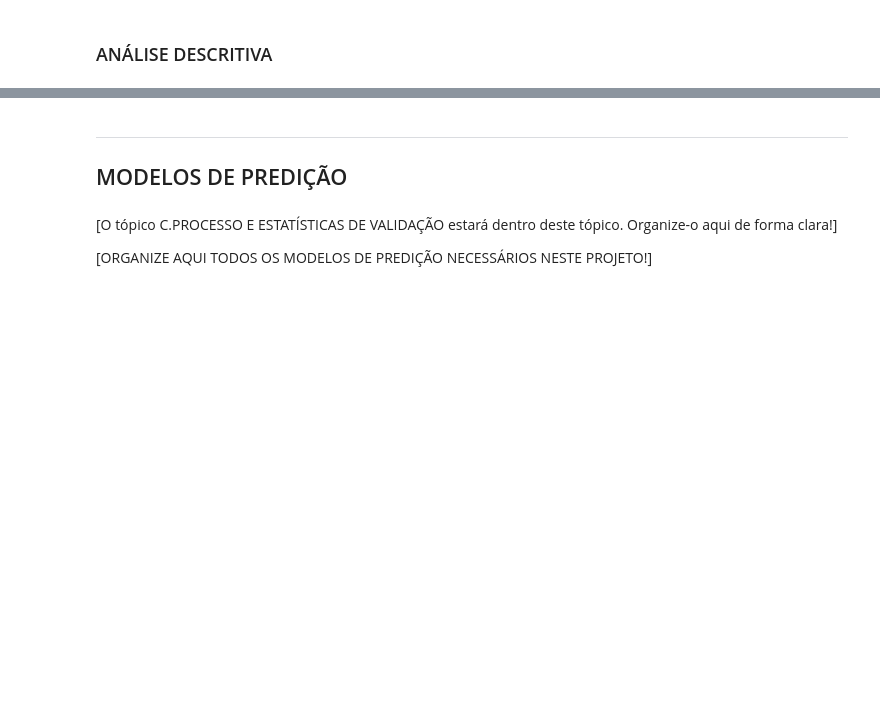
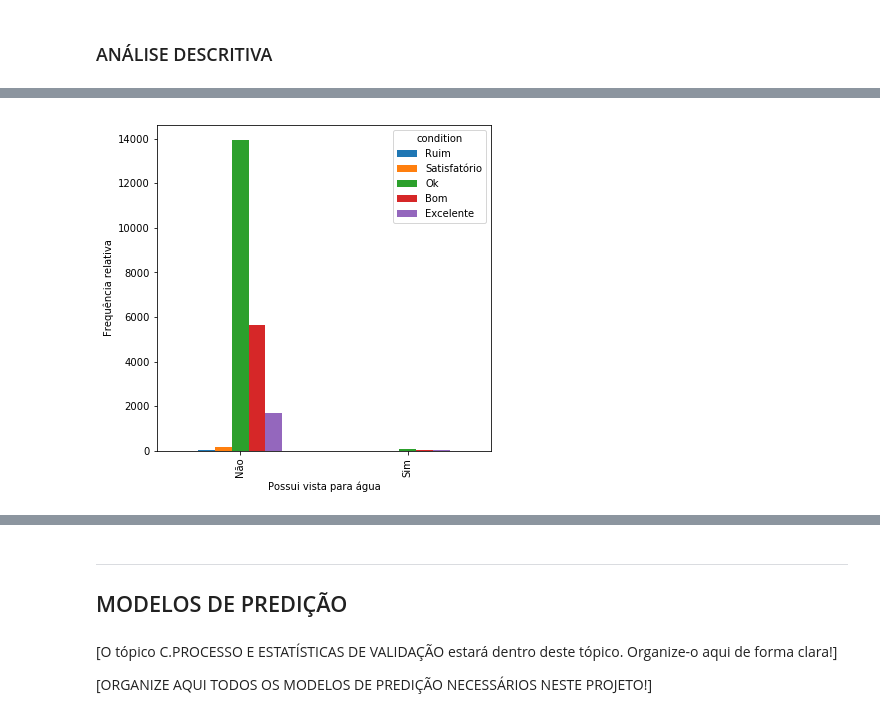
Before and after one commit to carlakim/PROJETO3, a Jupyter notebook: Projeto3 Layout.ipynb, the cells around one changed output, grey strips where cells are left out. Drawn from its saved outputs; the diff is of its cells as text; code cells hidden in the pictures; blank space fills up the shorter version.

```diff
--- a/Projeto3 Layout.ipynb
+++ b/Projeto3 Layout.ipynb
@@ -128,0 +251,7 @@ ct2
+# %%
+ct2.T.plot(kind='bar',figsize=(6, 6))
+plt.ylabel('Frequência relativa')
+plt.xlabel('Possui vista para água')
+plt.show()
+# %% [output]
+[figure, added]
```
Also changed, not shown: parts of 31 cells of this notebook.
